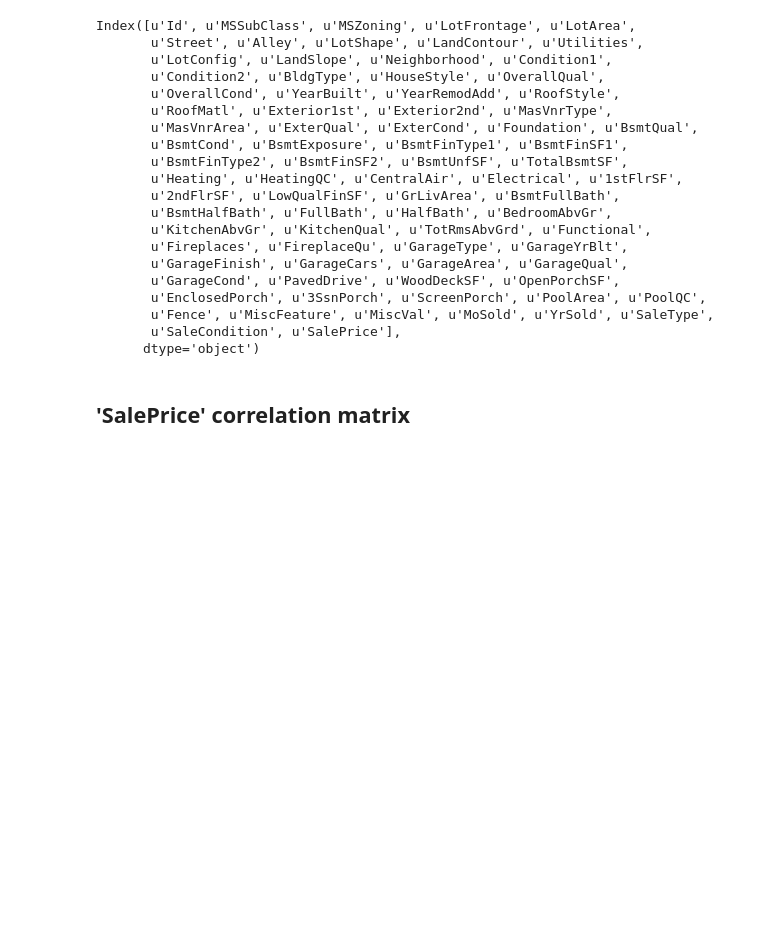
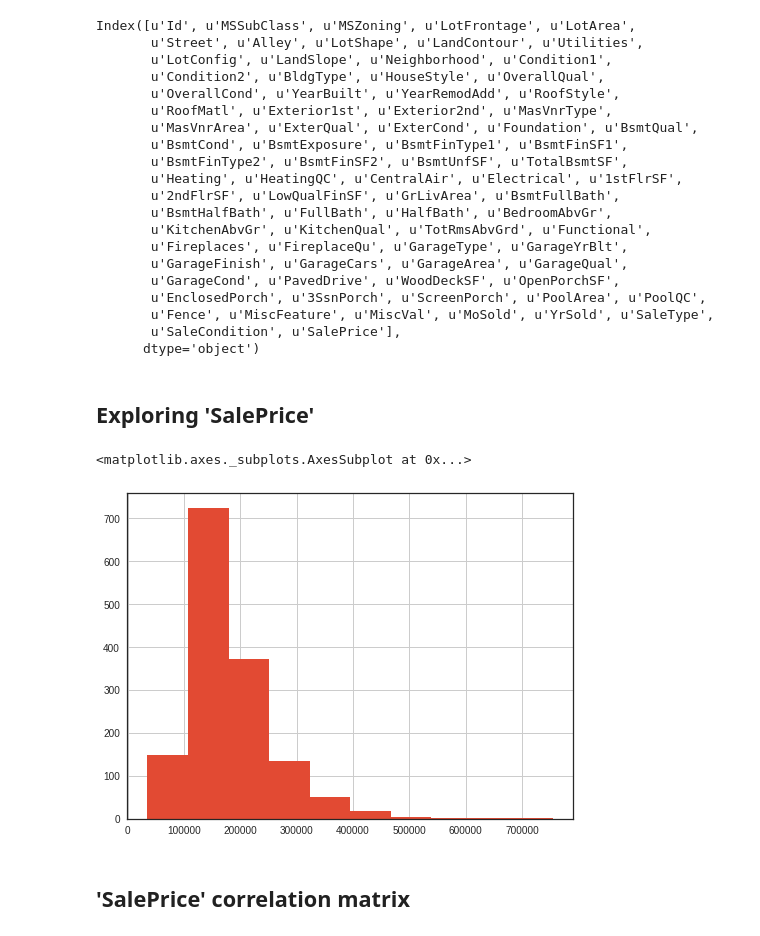
Before and after one commit to maviator/Kaggle_home_price_prediction, a Jupyter notebook: Script/kaggle_home_price_prediction.ipynb, the cells around one changed output. Drawn from its saved outputs; the diff is of its cells as text; code cells hidden in the pictures; blank space fills up the shorter version.

```diff
--- a/Script/kaggle_home_price_prediction.ipynb
+++ b/Script/kaggle_home_price_prediction.ipynb
@@ -88,6 +88,13 @@ Index([u'Id', u'MSSubClass', u'MSZoning', u'LotFrontage', u'LotArea',
        u'Fence', u'MiscFeature', u'MiscVal', u'MoSold', u'YrSold', u'SaleType',
        u'SaleCondition', u'SalePrice'],
       dtype='object')
+# %% [markdown]
+## Exploring 'SalePrice'
+# %%
+train.SalePrice.hist()
+# %% [output]
+<matplotlib.axes._subplots.AxesSubplot at 0x...>
+[figure, added]
 # %% [markdown]
 ## 'SalePrice' correlation matrix
 # %%
```
Also changed, not shown: parts of 10 cells of this notebook.
